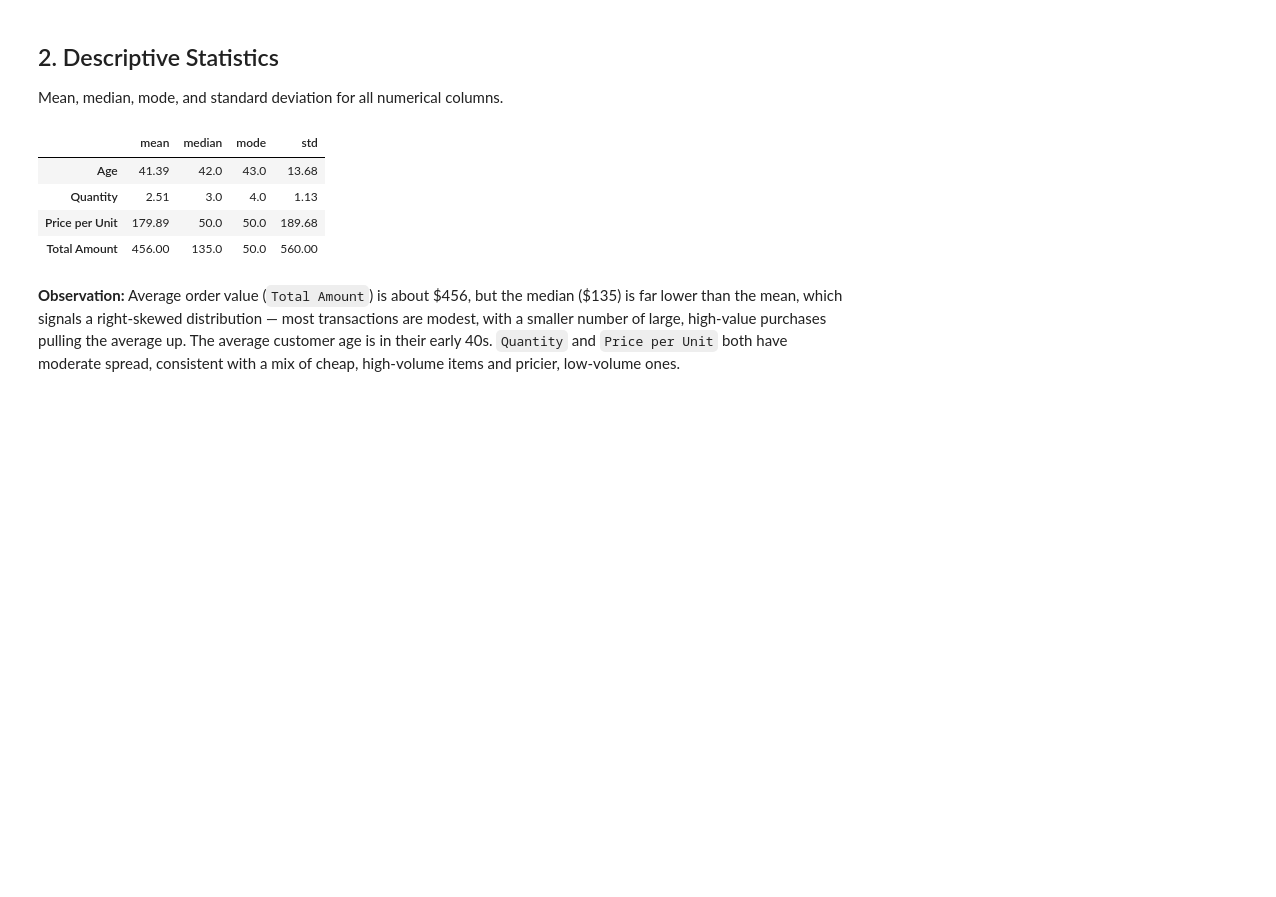
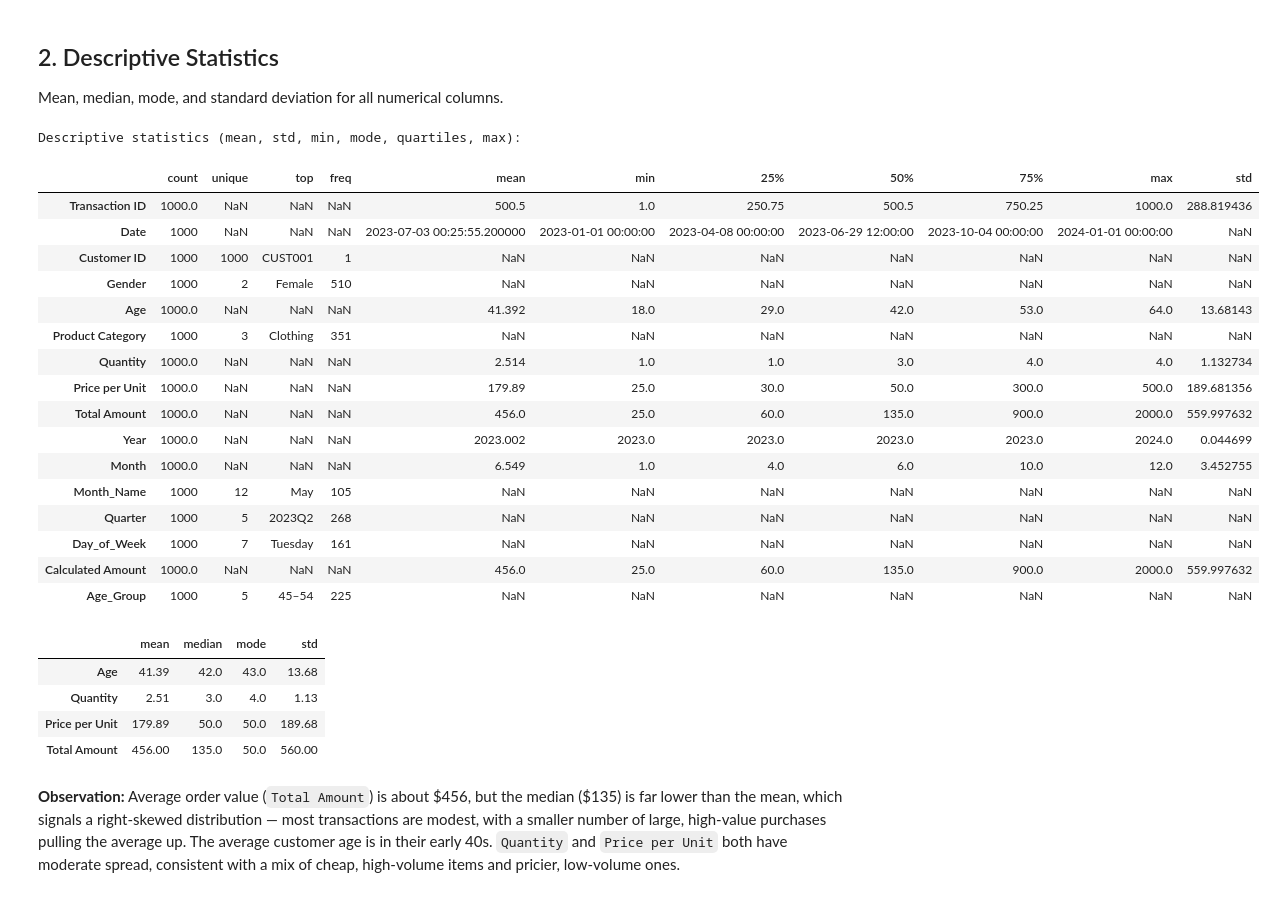
Before and after one commit to Mkof37/OIBSIP-DataAnalytics, a Jupyter notebook: L1-EDA on Retail Sales/Retail_Sales_EDA.ipynb, the cells around one changed output. Cells and saved outputs as stored; diff of their text form; code cells hidden in the pictures; blank space fills up the shorter version.

```diff
--- a/L1-EDA on Retail Sales/Retail_Sales_EDA.ipynb
+++ b/L1-EDA on Retail Sales/Retail_Sales_EDA.ipynb
@@ -144,18 +140,39 @@ a few big ones pulling the average up.
 ## 2. Descriptive Statistics
 Mean, median, mode, and standard deviation for all numerical columns.
 # %%
+print("\nDescriptive statistics (mean, std, min, mode, quartiles, max):")
+display(df.describe(include="all").T)
+
 numeric_cols = ["Age", "Quantity", "Price per Unit", "Total Amount"]
 
 desc = df[numeric_cols].agg(["mean", "median", "std"]).T
-desc["mode"] = df[numeric_cols].mode().iloc[0]
+desc["mode"] = df[numeric_cols].mode().iloc[0].to_frame("mode")
 desc = desc[["mean", "median", "mode", "std"]]
 desc.round(2)
 # %% [output]
+Descriptive statistics (mean, std, min, mode, quartiles, max):
-|  | mean | median | mode | std |
-| Age | 41.39 | 42.0 | 43.0 | 13.68 |
-| Quantity | 2.51 | 3.0 | 4.0 | 1.13 |
-| Price per Unit | 179.89 | 50.0 | 50.0 | 189.68 |
-| Total Amount | 456.00 | 135.0 | 50.0 | 560.00 |
+|  | count | unique | top | freq | mean | min | 25% | 50% | 75% | max | std |
+| Transaction ID | 1000.0 | NaN | NaN | NaN | 500.5 | 1.0 | 250.75 | 500.5 | 750.25 | 1000.0 | 288.819436 |
+| Date | 1000 | NaN | NaN | NaN | 2023-07-03 00:25:55.200000 | 2023-01-01 00:00:00 | 2023-04-08 00:00:00 | 2023-06-29 12:00:00 | 2023-10-04 00:00:00 | 2024-01-01 00:00:00 | NaN |
+| Customer ID | 1000 | 1000 | CUST001 | 1 | NaN | NaN | NaN | NaN | NaN | NaN | NaN |
+| Gender | 1000 | 2 | Female | 510 | NaN | NaN | NaN | NaN | NaN | NaN | NaN |
+| Age | 1000.0 | NaN | NaN | NaN | 41.392 | 18.0 | 29.0 | 42.0 | 53.0 | 64.0 | 13.68143 |
+| Product Category | 1000 | 3 | Clothing | 351 | NaN | NaN | NaN | NaN | NaN | NaN | NaN |
+| Quantity | 1000.0 | NaN | NaN | NaN | 2.514 | 1.0 | 1.0 | 3.0 | 4.0 | 4.0 | 1.132734 |
+| Price per Unit | 1000.0 | NaN | NaN | NaN | 179.89 | 25.0 | 30.0 | 50.0 | 300.0 | 500.0 | 189.681356 |
+| Total Amount | 1000.0 | NaN | NaN | NaN | 456.0 | 25.0 | 60.0 | 135.0 | 900.0 | 2000.0 | 559.997632 |
+| Year | 1000.0 | NaN | NaN | NaN | 2023.002 | 2023.0 | 2023.0 | 2023.0 | 2023.0 | 2024.0 | 0.044699 |
+| Month | 1000.0 | NaN | NaN | NaN | 6.549 | 1.0 | 4.0 | 6.0 | 10.0 | 12.0 | 3.452755 |
+| Month_Name | 1000 | 12 | May | 105 | NaN | NaN | NaN | NaN | NaN | NaN | NaN |
+| Quarter | 1000 | 5 | 2023Q2 | 268 | NaN | NaN | NaN | NaN | NaN | NaN | NaN |
+| Day_of_Week | 1000 | 7 | Tuesday | 161 | NaN | NaN | NaN | NaN | NaN | NaN | NaN |
+| Calculated Amount | 1000.0 | NaN | NaN | NaN | 456.0 | 25.0 | 60.0 | 135.0 | 900.0 | 2000.0 | 559.997632 |
+| Age_Group | 1000 | 5 | 45–54 | 225 | NaN | NaN | NaN | NaN | NaN | NaN | NaN |
+|  | mean | median | mode | std |
+| Age | 41.39 | 42.0 | 43.0 | 13.68 |
+| Quantity | 2.51 | 3.0 | 4.0 | 1.13 |
+| Price per Unit | 179.89 | 50.0 | 50.0 | 189.68 |
+| Total Amount | 456.00 | 135.0 | 50.0 | 560.00 |
 # %% [markdown]
 **Observation:** Average order value (`Total Amount`) is about \$456, but the median
 (\$135) is far lower than the mean, which signals a right-skewed distribution — most
```
Also changed, not shown: parts of 3 cells of this notebook, 1 other file.
